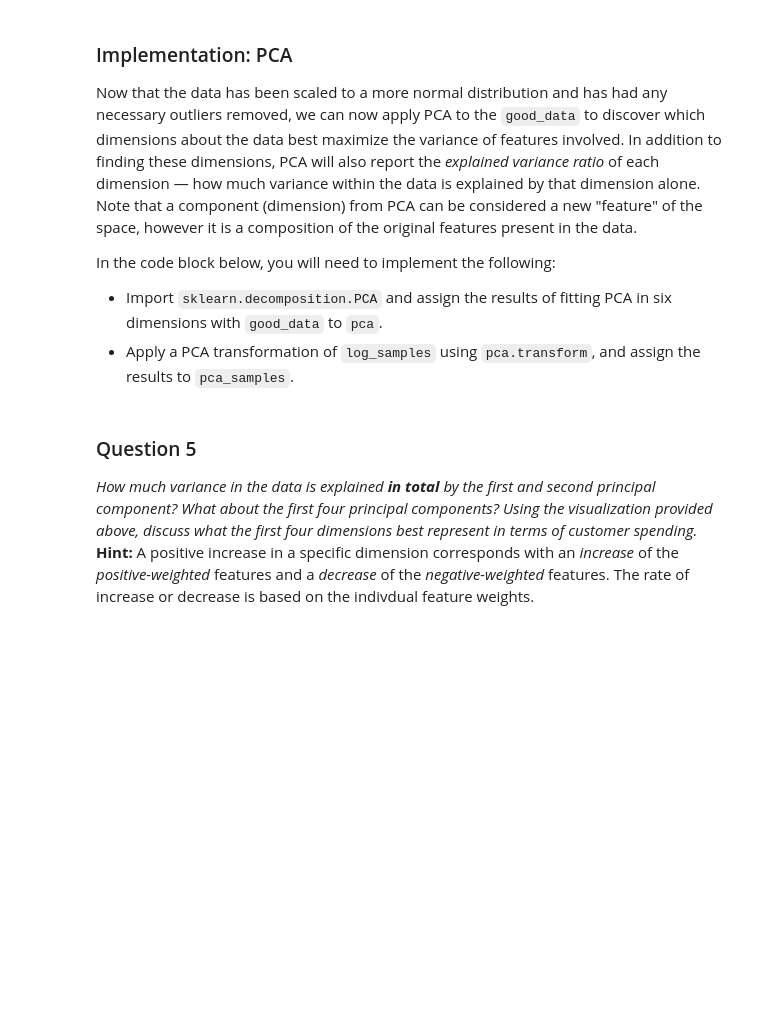
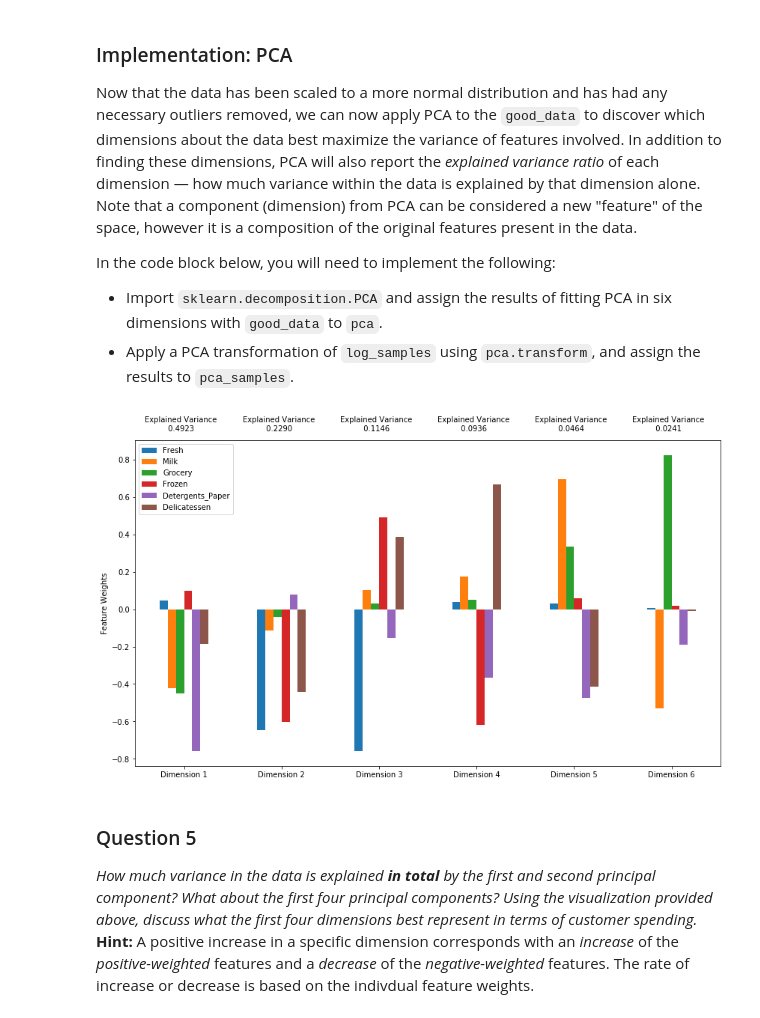
Before and after one commit to aktse/udacity-mlnd, a Jupyter notebook: projects/customer_segments/customer_segments.ipynb, the cells around one changed output. Saved outputs shown, nothing was run; the diff lists cells and outputs as text; code cells hidden in the pictures; blank space fills up the shorter version.

```diff
--- a/projects/customer_segments/customer_segments.ipynb
+++ b/projects/customer_segments/customer_segments.ipynb
@@ -173,24 +180,42 @@ In the code block below, you will need to implement the following:
 **NOTE:** If you choose to remove any outliers, ensure that the sample data does not contain any of these points!
 Once you have performed this implementation, the dataset will be stored in the variable `good_data`.
 # %%
+from collections import defaultdict
+outlier_indices = defaultdict(int)
 # For each feature find the data points with extreme high or low values
 for feature in log_data.keys():
 
     # TODO: Calculate Q1 (25th percentile of the data) for the given feature
-    Q1 = None
+    Q1 = np.percentile(log_data[feature], 25)
 
     # TODO: Calculate Q3 (75th percentile of the data) for the given feature
-    Q3 = None
+    Q3 = np.percentile(log_data[feature], 75)
 
     # TODO: Use the interquartile range to calculate an outlier step (1.5 times the interquartile range)
-    step = None
+    step = (Q3 - Q1) * 1.5
 
     # Display the outliers
     print "Data points considered outliers for the feature '{}':".format(feature)
-    display(log_data[~((log_data[feature] >= Q1 - step) & (log_data[feature] <= Q3 + step))])
+    rows = log_data[~((log_data[feature] >= Q1 - step) & (log_data[feature] <= Q3 + step))]
+    feature_indices = rows.index
+    display(rows)
+
+    # Track all indices that are outliers
+    for index in feature_indices:
+        if (index not in indices):
+            outlier_indices[index] += 1
+
 
 # OPTIONAL: Select the indices for data points you wish to remove
+# If an index appeared 3 times (was an outlier for at least 3 of the categories), drop the row
 outliers  = []
+for index in outlier_indices:
+    if outlier_indices[index] >= 1:
+        outliers.append(index)
 
+print(outliers)
+print(len(outliers))
 # Remove the outliers, if any were specified
 good_data = log_data.drop(log_data.index[outliers]).reset_index(drop = True)
+display(good_data.describe())
+display(log_data.describe())
@@ -212,13 +314,16 @@ In the code block below, you will need to implement the following:
  - Apply a PCA transformation of `log_samples` using `pca.transform`, and assign the results to `pca_samples`.
 # %%
 # TODO: Apply PCA by fitting the good data with the same number of dimensions as features
-pca = None
+from sklearn.decomposition import PCA
+pca = PCA(n_components=6, random_state=777).fit(good_data)
 
 # TODO: Transform log_samples using the PCA fit above
-pca_samples = None
+pca_samples = pca.transform(log_samples)
 
 # Generate PCA results plot
 pca_results = vs.pca_results(good_data, pca)
+# %% [output]
+[figure, added]
 # %% [markdown]
 ### Question 5
 *How much variance in the data is explained* ***in total*** *by the first and second principal component? What about the first four principal components? Using the visualization provided above, discuss what the first four dimensions best represent in terms of customer spending.*
```
Also changed, not shown: parts of 12 cells of this notebook.
